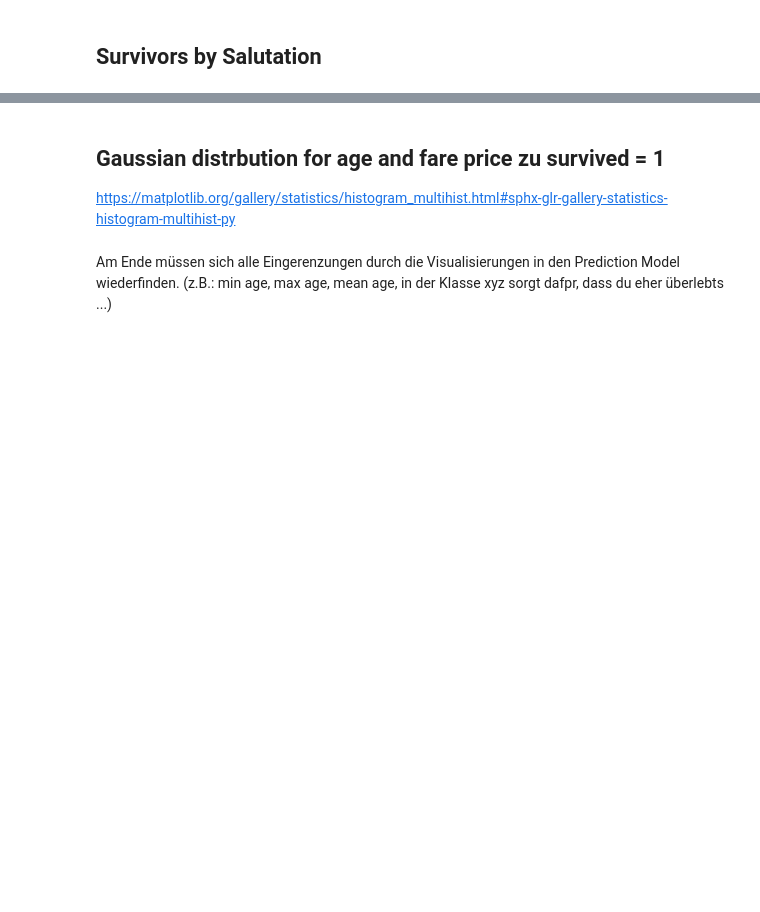
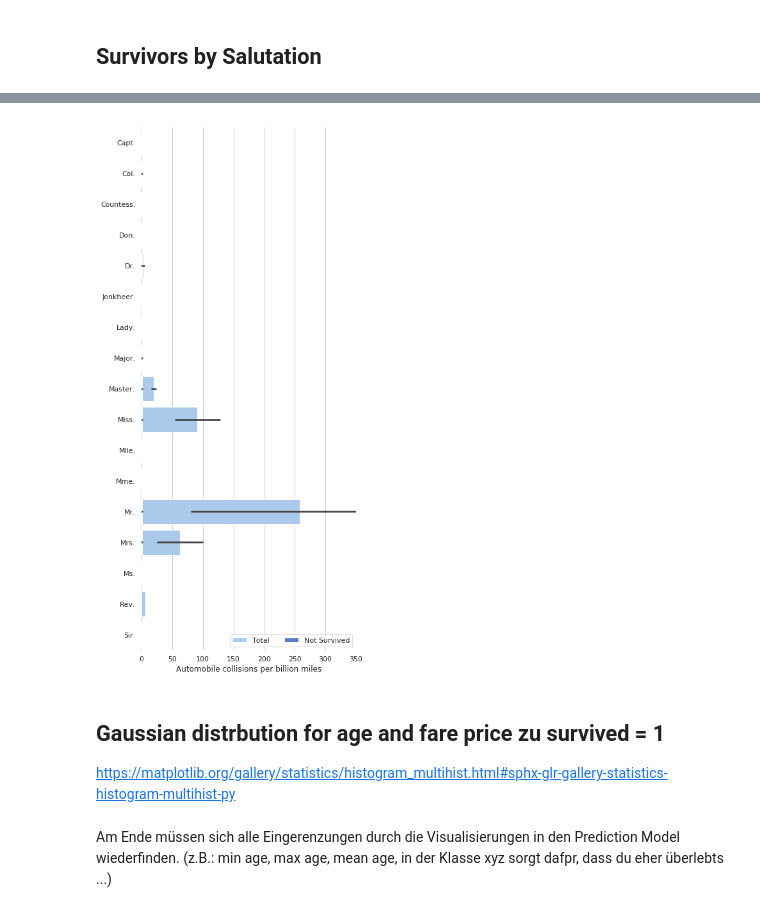
Before and after one commit to IIIskiplikIII/my-titanic-try, a Jupyter notebook: my-titanic-try.ipynb, the cells around one changed output, grey strips where cells are left out. Cells and saved outputs as stored; diff of their text form; code cells hidden in the pictures; blank space fills up the shorter version.

```diff
--- a/my-titanic-try.ipynb
+++ b/my-titanic-try.ipynb
@@ -519,0 +708,20 @@ df_survival_sal
+# %%
+#df_all.loc[train_index,:].groupby('Salutation').count()
+
+
+df_survival_sal = df_survivalinfo.groupby(['Salutation','Survived'])['Name'].count()
+#as_index= False
+
+#df_survivalinfo.groupby(['Salutation','Survived']).count()
+
+df_survival_sal = df_survival_sal.reset_index()
+df_survival_sal = df_survival_sal.rename(columns={"Name": "Total"})
+
+df_survival_sal_total = df_survival_sal.groupby('Salutation')['Total'].agg(sum)
+
+# Not survived
+df_survival_sal[df_survival_sal['Survived'] == 0]
+# Survived
+df_survival_sal[df_survival_sal['Survived'] == 1]
+
+df_survival_sal_total
@@ -522,28 +756,30 @@ df_all[df_all['Salutation']=='Capt.']
 # %%
 sns.set(style="whitegrid")
 
 # Initialize the matplotlib figure
 f, ax = plt.subplots(figsize=(6, 15))
 
 # Load the example car crash dataset
 #crashes = sns.load_dataset("car_crashes").sort_values("total", ascending=False)
-salutations = df_survivalinfo.groupby(['Salutation','Survived']).count()
+salutations = df_survival_sal
 
 # Plot the total crashes
 sns.set_color_codes("pastel")
-sns.barplot(x="Name", y=, data=salutations,
-            label="Name", color="b")
+sns.barplot(x="Total", y="Salutation", data=salutations,
+            label="Total", color="b")
 
-# Plot the crashes where alcohol was involved
+## Plot the crashes where alcohol was involved
 sns.set_color_codes("muted")
-sns.barplot(x="alcohol", y="abbrev", data=salutations,
-            label="Alcohol-involved", color="b")
+sns.barplot(x="Survived", y="Salutation", data=salutations,
+            label="Not Survived", color="b")
 
 # Add a legend and informative axis label
 ax.legend(ncol=2, loc="lower right", frameon=True)
-ax.set(xlim=(0, 24), ylabel="",
+ax.set(xlim=(0, 350), ylabel="",
        xlabel="Automobile collisions per billion miles")
 sns.despine(left=True, bottom=True)
+# %% [output]
+[figure, added]
 # %% [markdown]
 ## Gaussian distrbution for age and fare price zu survived = 1
 
```
Also changed, not shown: parts of 26 cells of this notebook.
